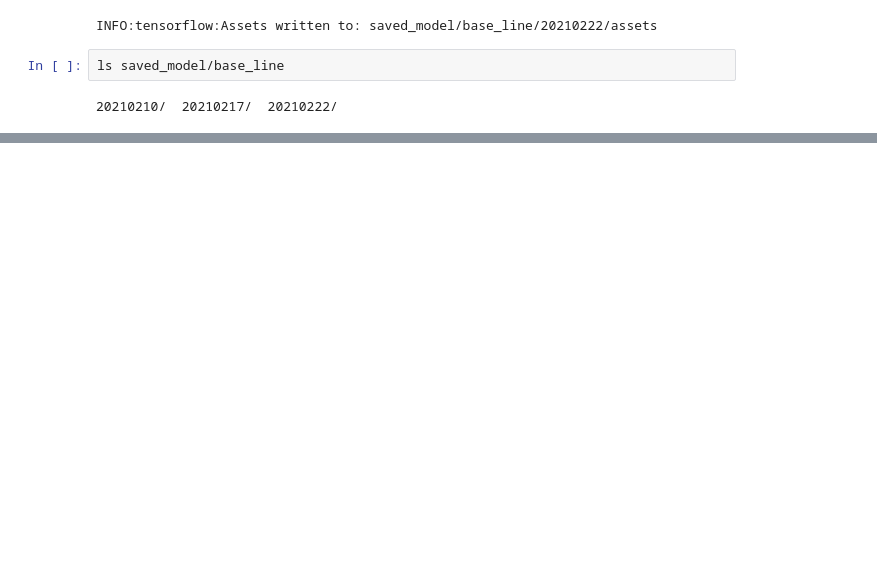
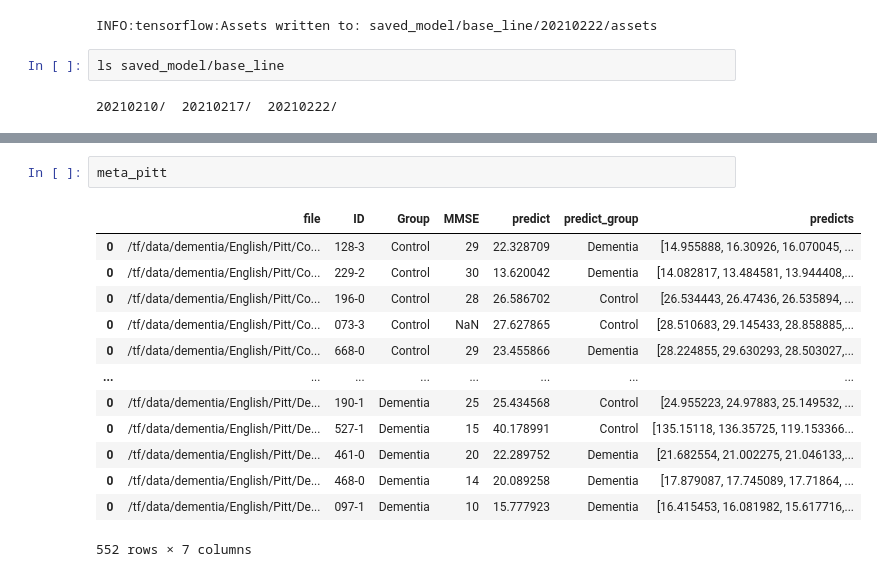
Before and after one commit to W210-SP21-Capstone-Dementia/model, a Jupyter notebook: 4-RollingWindow+LSTM.ipynb, the cells around one changed output, grey strips where cells are left out. Saved outputs shown, nothing was run; the diff lists cells and outputs as text; blank space fills up the shorter version.

```diff
--- a/4-RollingWindow+LSTM.ipynb
+++ b/4-RollingWindow+LSTM.ipynb
@@ -338,0 +447,16 @@ ls saved_model/base_line
+# %%
+meta_pitt
+# %% [output]
+|  | file | ID | Group | MMSE | predict | predict_group | predicts |
+| 0 | /tf/data/dementia/English/Pitt/Co... | 128-3 | Control | 29 | 22.328709 | Dementia | [14.955888, 16.30926, 16.070045, ... |
+| 0 | /tf/data/dementia/English/Pitt/Co... | 229-2 | Control | 30 | 13.620042 | Dementia | [14.082817, 13.484581, 13.944408,... |
+| 0 | /tf/data/dementia/English/Pitt/Co... | 196-0 | Control | 28 | 26.586702 | Control | [26.534443, 26.47436, 26.535894, ... |
+| 0 | /tf/data/dementia/English/Pitt/Co... | 073-3 | Control | NaN | 27.627865 | Control | [28.510683, 29.145433, 28.858885,... |
+| 0 | /tf/data/dementia/English/Pitt/Co... | 668-0 | Control | 29 | 23.455866 | Dementia | [28.224855, 29.630293, 28.503027,... |
+| ... | ... | ... | ... | ... | ... | ... | ... |
+| 0 | /tf/data/dementia/English/Pitt/De... | 190-1 | Dementia | 25 | 25.434568 | Control | [24.955223, 24.97883, 25.149532, ... |
+| 0 | /tf/data/dementia/English/Pitt/De... | 527-1 | Dementia | 15 | 40.178991 | Control | [135.15118, 136.35725, 119.153366... |
+| 0 | /tf/data/dementia/English/Pitt/De... | 461-0 | Dementia | 20 | 22.289752 | Dementia | [21.682554, 21.002275, 21.046133,... |
+| 0 | /tf/data/dementia/English/Pitt/De... | 468-0 | Dementia | 14 | 20.089258 | Dementia | [17.879087, 17.745089, 17.71864, ... |
+| 0 | /tf/data/dementia/English/Pitt/De... | 097-1 | Dementia | 10 | 15.777923 | Dementia | [16.415453, 16.081982, 15.617716,... |
+552 rows × 7 columns
```
Also changed, not shown: parts of 19 cells of this notebook.
